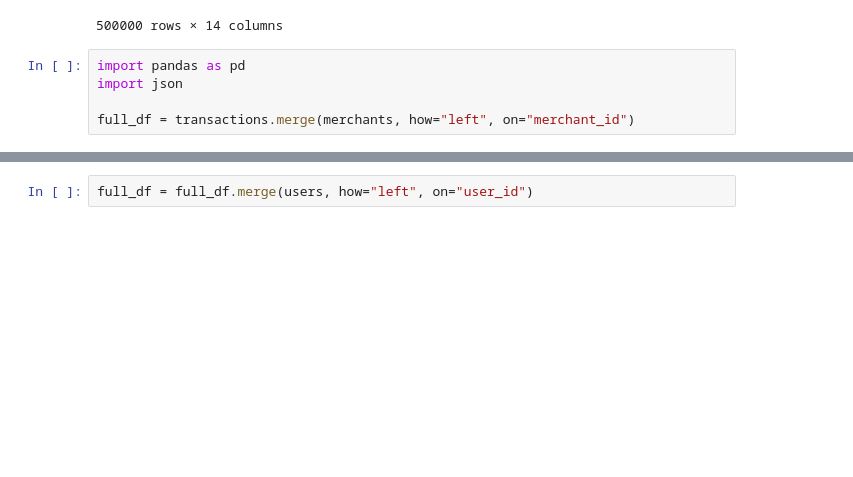
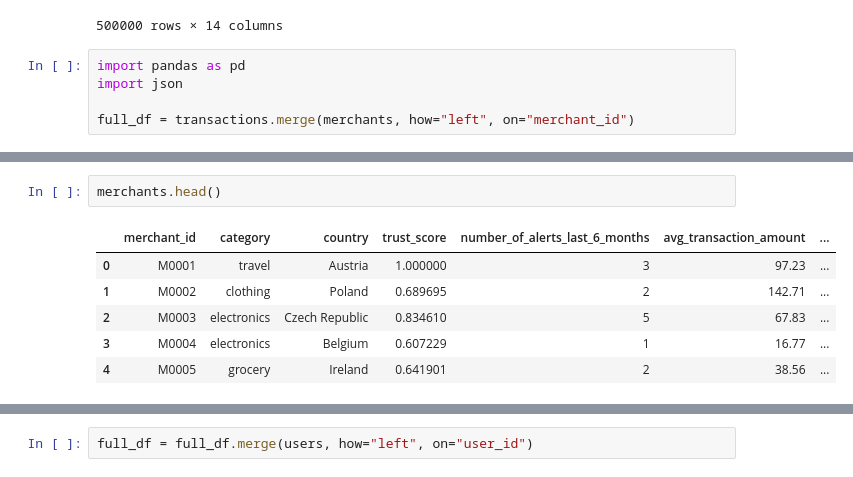
Before and after one commit to luizka00/MasterCard2025, a Jupyter notebook: Untitled.ipynb, the cells around one changed output, grey strips where cells are left out. Drawn from its saved outputs; the diff is of its cells as text; blank space fills up the shorter version.

```diff
--- a/Untitled.ipynb
+++ b/Untitled.ipynb
@@ -63,0 +83,9 @@ full_df = transactions.merge(merchants, how="left", on="merchant_id")
+# %%
+merchants.head()
+# %% [output]
+|  | merchant_id | category | country | trust_score | number_of_alerts_last_6_months | avg_transaction_amount | ... |
+| 0 | M0001 | travel | Austria | 1.000000 | 3 | 97.23 | ... |
+| 1 | M0002 | clothing | Poland | 0.689695 | 2 | 142.71 | ... |
+| 2 | M0003 | electronics | Czech Republic | 0.834610 | 5 | 67.83 | ... |
+| 3 | M0004 | electronics | Belgium | 0.607229 | 1 | 16.77 | ... |
+| 4 | M0005 | grocery | Ireland | 0.641901 | 2 | 38.56 | ... |
```
Also changed, not shown: parts of 13 cells of this notebook.
